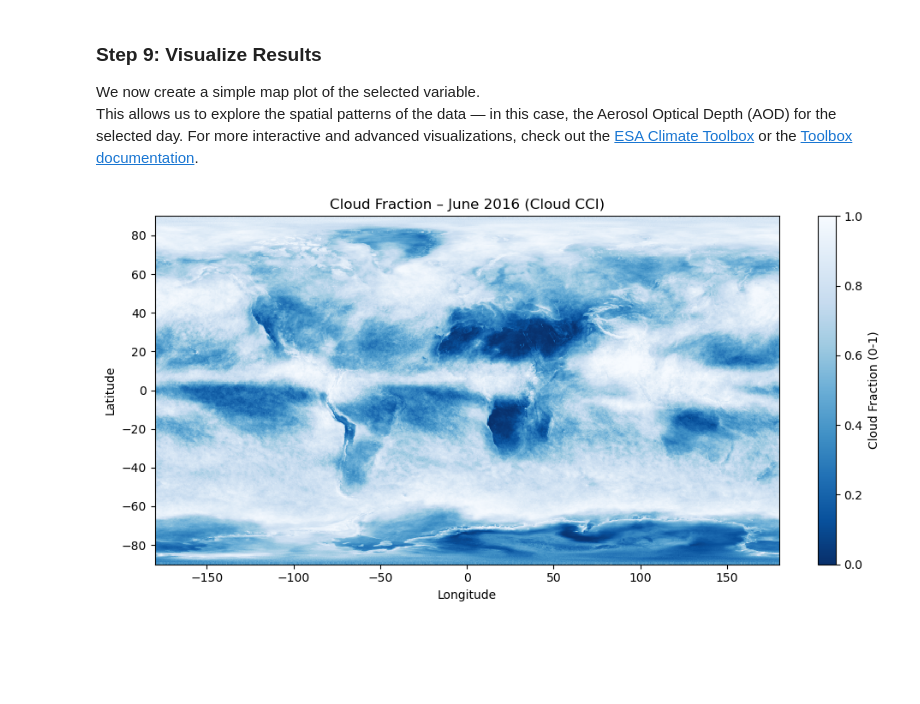
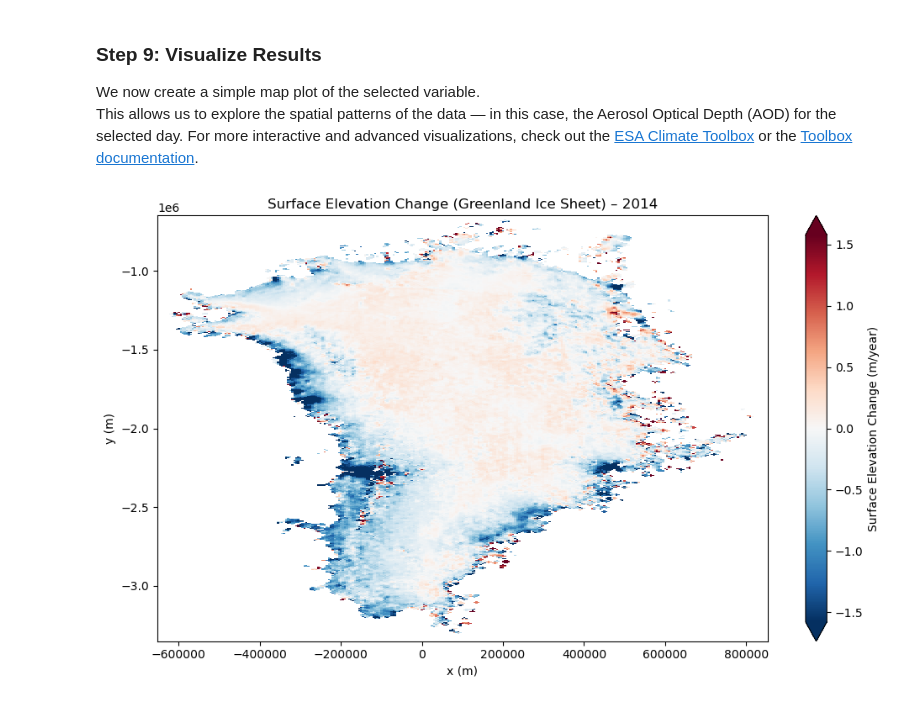
Before and after one commit to esa-cci/cci-notebooks, a Jupyter notebook: notebooks/Icesheets_CCI.ipynb, the cells around one changed output. Cells and saved outputs as stored; diff of their text form; code cells hidden in the pictures; blank space fills up the shorter version.

Commit message:
Fix icesheet JN

```diff
--- a/notebooks/Icesheets_CCI.ipynb
+++ b/notebooks/Icesheets_CCI.ipynb
@@ -69,5 +53,5 @@ In this example, we are using a dataset from the **Cloud CCI project** that prov
 
 We will use the following dataset ID:
 # %%
-data_id = 'esacci.CLOUD.mon.L3C.CLD_PRODUCTS.multi-sensor.multi-platform.AVHRR-PM.3-0.r1'
+data_id = 'esacci.ICESHEETS.yr.Unspecified.SEC.multi-sensor.multi-platform.UNSPECIFIED.1-2.r1'
 # %% [markdown]
@@ -111,9 +94,9 @@ Before opening the dataset, we define a few key parameters:
 - **Variables**: which data variable(s) to retrieve
 - *(Optional)* **Bounding box**: spatial region of interest — here we skip it to load the global dataset
 # %%
-variables = ['cfc']  # Variable to retrieve
-start_date = '2016-06-21'    # Start and end date (same for a single timestep)
-end_date = '2016-06-21'
+variables = ['SEC']  # Variable to retrieve
+start_date = '2014-01-01'    # Start and end date (same for a single timestep)
+end_date = '2014-12-31'
 # bbox = (-10.0, 35.0, 30.0, 60.0)  # Optional: restrict to a region like Europe
 # %% [markdown]
 ### Step 7: Open the Dataset
@@ -122,7 +105,7 @@ Now we open the dataset using the selected parameters.
 The ESA Climate Toolbox will download only the necessary data (e.g., variable and time range).
 You can always adjust the time range or variables to explore different slices of the dataset.
 # %%
-cloud_ds = cci_store.open_data(
+icesheet_ds = cci_store.open_data(
     data_id=data_id,
     variable_names=variables,
     time_range=[start_date, end_date]
@@ -163,19 +146,24 @@ For more interactive and advanced visualizations, check out the [ESA Climate Too
 # %%
 import matplotlib.pyplot as plt
 
-# Select the cloud fraction data at the available time (e.g. first and only time slice)
-cfc = cloud_ds["cfc"].isel(time=0)
+# Extract the SEC data for the first (and only) time slice
+sec = icesheet_ds["SEC"].isel(time=0)
+
+# Flip the y-axis if needed by sorting
+if sec.y[0] > sec.y[-1]:
+    sec = sec.sortby("y")
 
 # Plot
-plt.figure(figsize=(10, 5))
-cfc.plot(
-    cmap="Blues_r",  # reverse blues
-    cbar_kwargs={"label": "Cloud Fraction (0-1)"}
+plt.figure(figsize=(10, 6))
+sec.plot(
+    cmap="RdBu_r",
+    robust=True,
+    cbar_kwargs={"label": "Surface Elevation Change (m/year)"}
 )
-plt.title("Cloud Fraction – June 2016 (Cloud CCI)")
-plt.xlabel("Longitude")
-plt.ylabel("Latitude")
+plt.title("Surface Elevation Change (Greenland Ice Sheet) – 2014")
+plt.xlabel("x (m)")
+plt.ylabel("y (m)")
 plt.tight_layout()
 plt.show()
 # %% [output]
-[figure, old version]
+[figure, new version]
```
Also changed, not shown: parts of 4 cells of this notebook.
